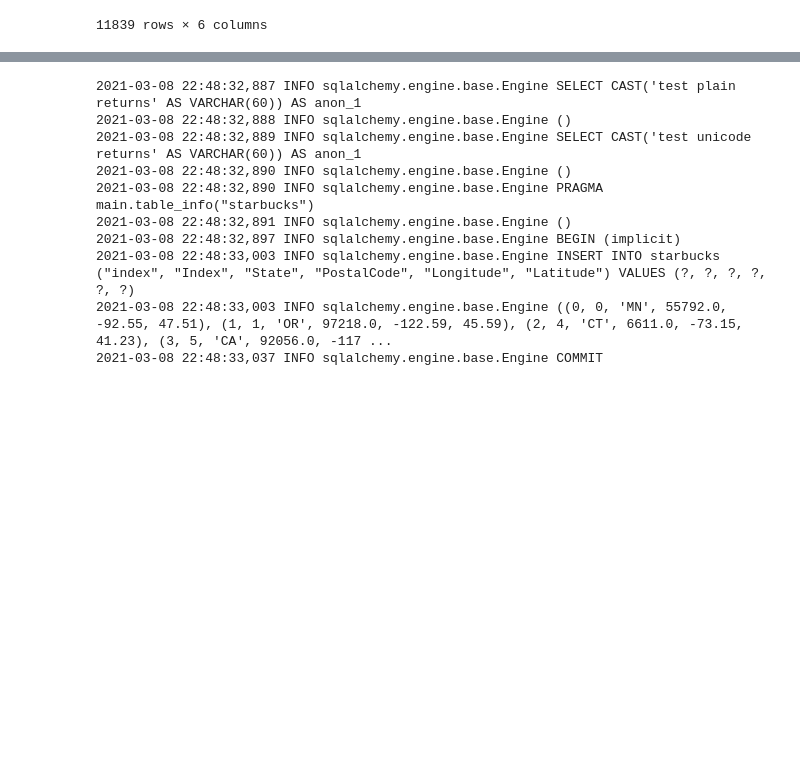
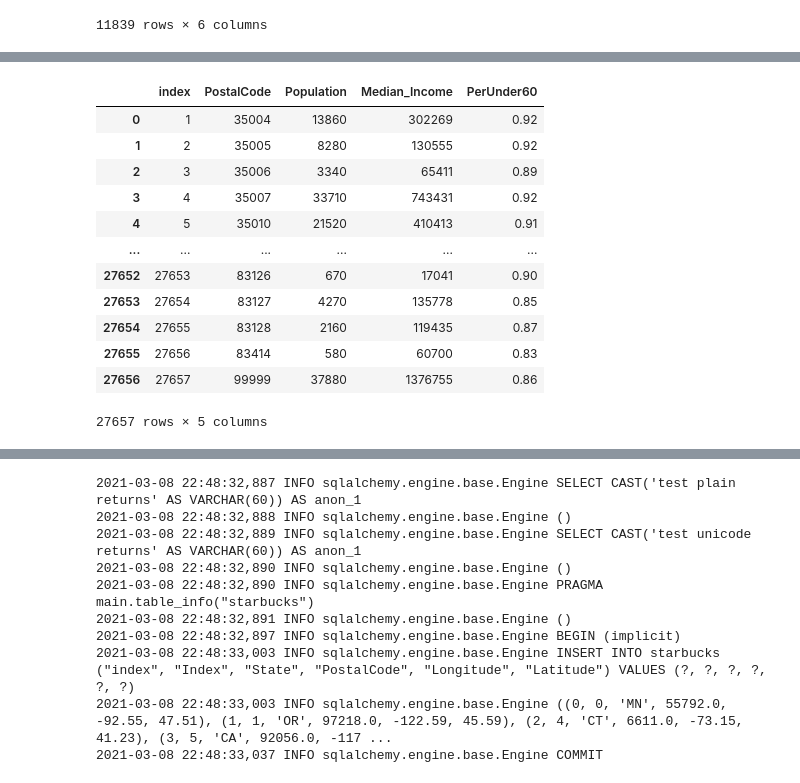
Before and after one commit to kcharlesr/brewBuds_project2, a Jupyter notebook: Brew_DataBase.ipynb, the cells around one changed output, grey strips where cells are left out. Saved outputs shown, nothing was run; the diff lists cells and outputs as text; code cells hidden in the pictures; blank space fills up the shorter version.

```diff
--- a/Brew_DataBase.ipynb
+++ b/Brew_DataBase.ipynb
@@ -206,0 +227,2 @@ starbucks
+# %%
+income_df = pd.read_csv("median_income/income_data.csv")
@@ -206,0 +245,6 @@ starbucks
+# %%
+income_df = income_df.rename(columns={'ZIPCODE':'PostalCode', 'POPULATION':'Population', 'MEDIAN_INCOME':'Median_Income', 'PER_UNDER_60':'PerUnder60'})
+# %%
+income_df = income_df.round({"PerUnder60":2})
+income_df = income_df.drop([0], axis=0)
+income_df
@@ -206,0 +265,17 @@ starbucks
+# %%
+income_df.reset_index(inplace=True)
+income_df
+# %% [output]
+|  | index | PostalCode | Population | Median_Income | PerUnder60 |
+| 0 | 1 | 35004 | 13860 | 302269 | 0.92 |
+| 1 | 2 | 35005 | 8280 | 130555 | 0.92 |
+| 2 | 3 | 35006 | 3340 | 65411 | 0.89 |
+| 3 | 4 | 35007 | 33710 | 743431 | 0.92 |
+| 4 | 5 | 35010 | 21520 | 410413 | 0.91 |
+| ... | ... | ... | ... | ... | ... |
+| 27652 | 27653 | 83126 | 670 | 17041 | 0.90 |
+| 27653 | 27654 | 83127 | 4270 | 135778 | 0.85 |
+| 27654 | 27655 | 83128 | 2160 | 119435 | 0.87 |
+| 27655 | 27656 | 83414 | 580 | 60700 | 0.83 |
+| 27656 | 27657 | 99999 | 37880 | 1376755 | 0.86 |
+27657 rows × 5 columns
```
Also changed, not shown: parts of 15 cells of this notebook, 5 other files.
